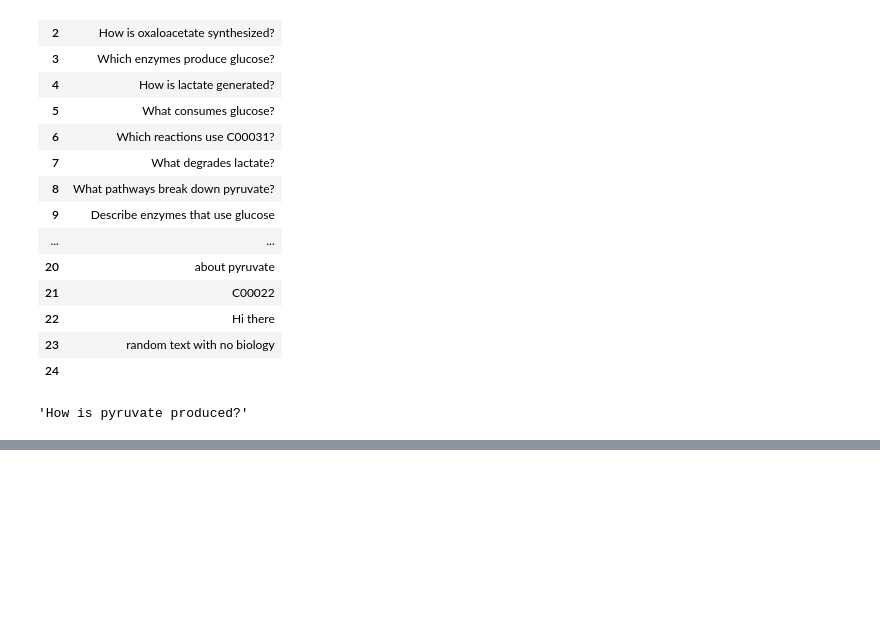
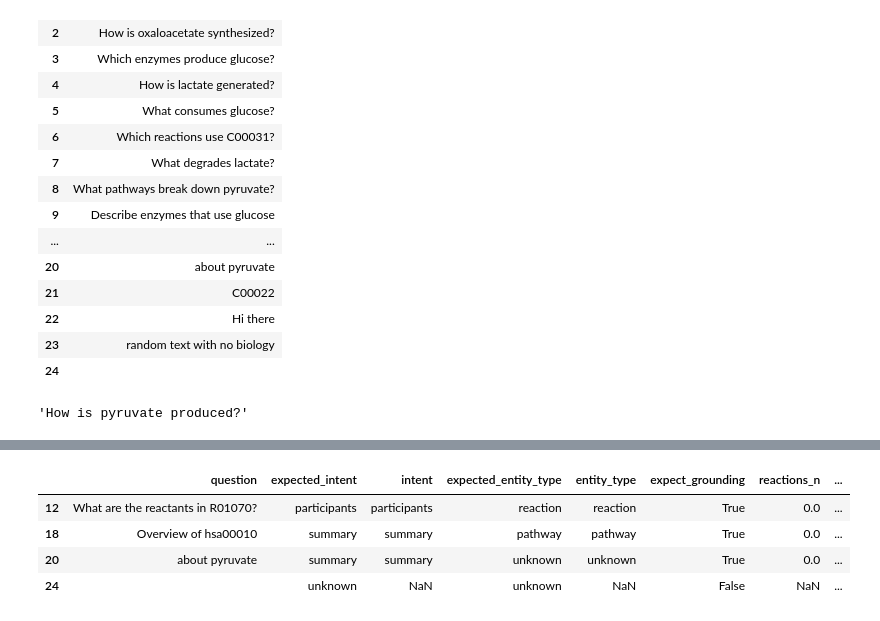
Before and after one commit to dosorio79/metabolic-graph-rag, a Jupyter notebook: notebooks/test_question_validation.ipynb, the cells around one changed output, grey strips where cells are left out. Cells and saved outputs as stored; diff of their text form; code cells hidden in the pictures; blank space fills up the shorter version.

```diff
--- a/notebooks/test_question_validation.ipynb
+++ b/notebooks/test_question_validation.ipynb
@@ -196,14 +197,13 @@ expected_cases = pd.DataFrame(
             # Summary
             True, True, True, True, True,
             # Unknown / edge
-            False, True, False, False, False,
+            True, True, False, False, False,
         ],
     }
 )
 
 validation_df = answers_df.merge(expected_cases, on="question", how="left")
 
-validation_df["is_valid_input"] = validation_df["error"].isna()
 validation_df["is_intent_ok"] = validation_df["intent"] == validation_df["expected_intent"]
 validation_df["is_entity_type_ok"] = validation_df["entity_type"] == validation_df["expected_entity_type"]
 
@@ -221,25 +221,17 @@ validation_df["is_pass"] = (
     validation_df["is_intent_ok"]
     & validation_df["is_entity_type_ok"]
     & validation_df["is_grounded_ok"]
-    & validation_df["is_valid_input"]
+    & validation_df["error"].isna()
 )
 
-valid_rows = validation_df[validation_df["is_valid_input"]]
 summary_df = pd.DataFrame(
     {
-        "metric": [
-            "intent_accuracy",
-            "entity_type_accuracy",
-            "grounding_pass_rate",
-            "overall_pass_rate",
-            "overall_pass_rate_valid_inputs",
-        ],
+        "metric": ["intent_accuracy", "entity_type_accuracy", "grounding_pass_rate", "overall_pass_rate"],
         "value": [
             validation_df["is_intent_ok"].mean(),
             validation_df["is_entity_type_ok"].mean(),
             validation_df["is_grounded_ok"].mean(),
             validation_df["is_pass"].mean(),
-            valid_rows["is_pass"].mean() if not valid_rows.empty else 0.0,
         ],
     }
 )
@@ -249,22 +247,27 @@ summary_df
 # %%
 # Show only failed validation rows for quick debugging
 failed_cols = [
     "question",
     "expected_intent",
     "intent",
     "expected_entity_type",
     "entity_type",
     "expect_grounding",
     "reactions_n",
     "compounds_n",
     "enzymes_n",
     "error",
-    "is_valid_input",
     "is_intent_ok",
     "is_entity_type_ok",
     "is_grounded_ok",
     "is_pass",
 ]
 
 failed_df = validation_df.loc[~validation_df["is_pass"], failed_cols].copy()
 failed_df
+# %% [output]
+|  | question | expected_intent | intent | expected_entity_type | entity_type | expect_grounding | reactions_n | ... |
+| 12 | What are the reactants in R01070? | participants | participants | reaction | reaction | True | 0.0 | ... |
+| 18 | Overview of hsa00010 | summary | summary | pathway | pathway | True | 0.0 | ... |
+| 20 | about pyruvate | summary | summary | unknown | unknown | True | 0.0 | ... |
+| 24 |  | unknown | NaN | unknown | NaN | False | NaN | ... |
```
Also changed, not shown: parts of 4 cells of this notebook.
